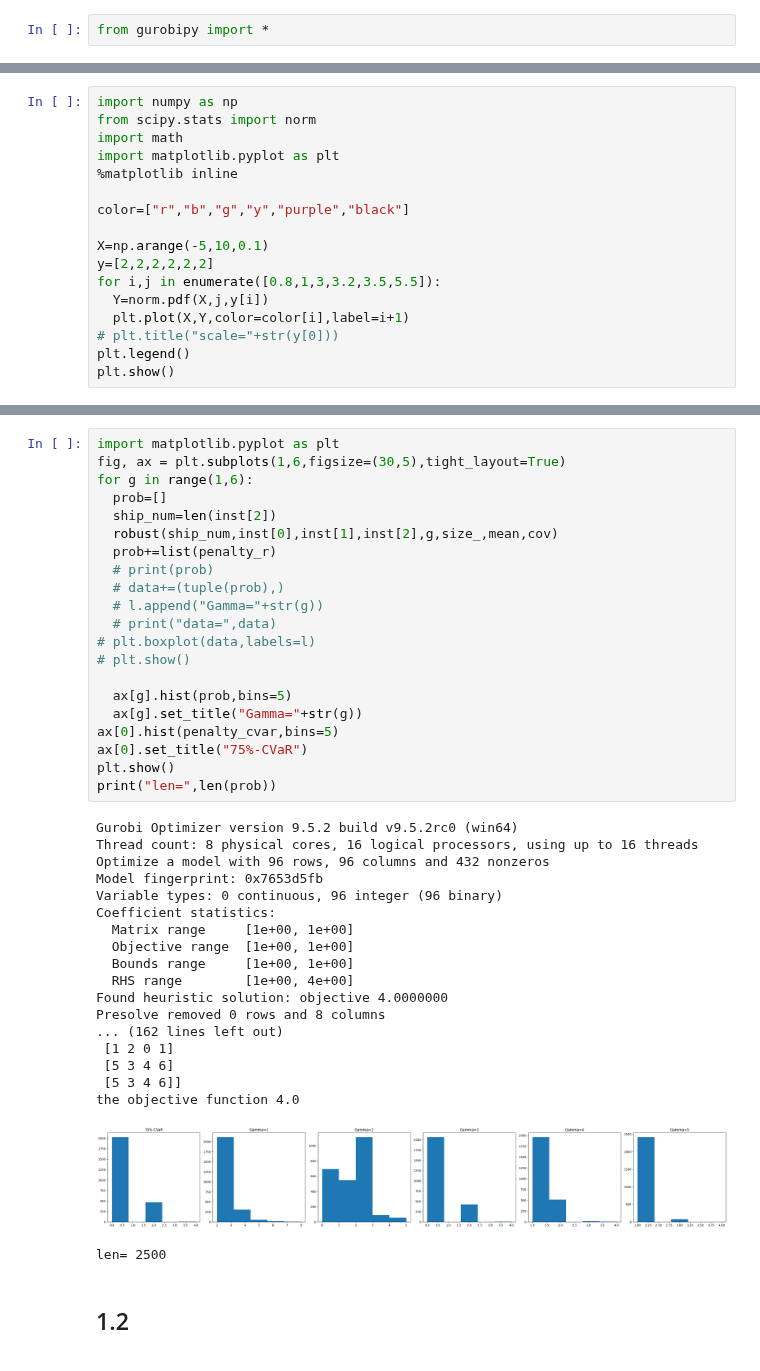
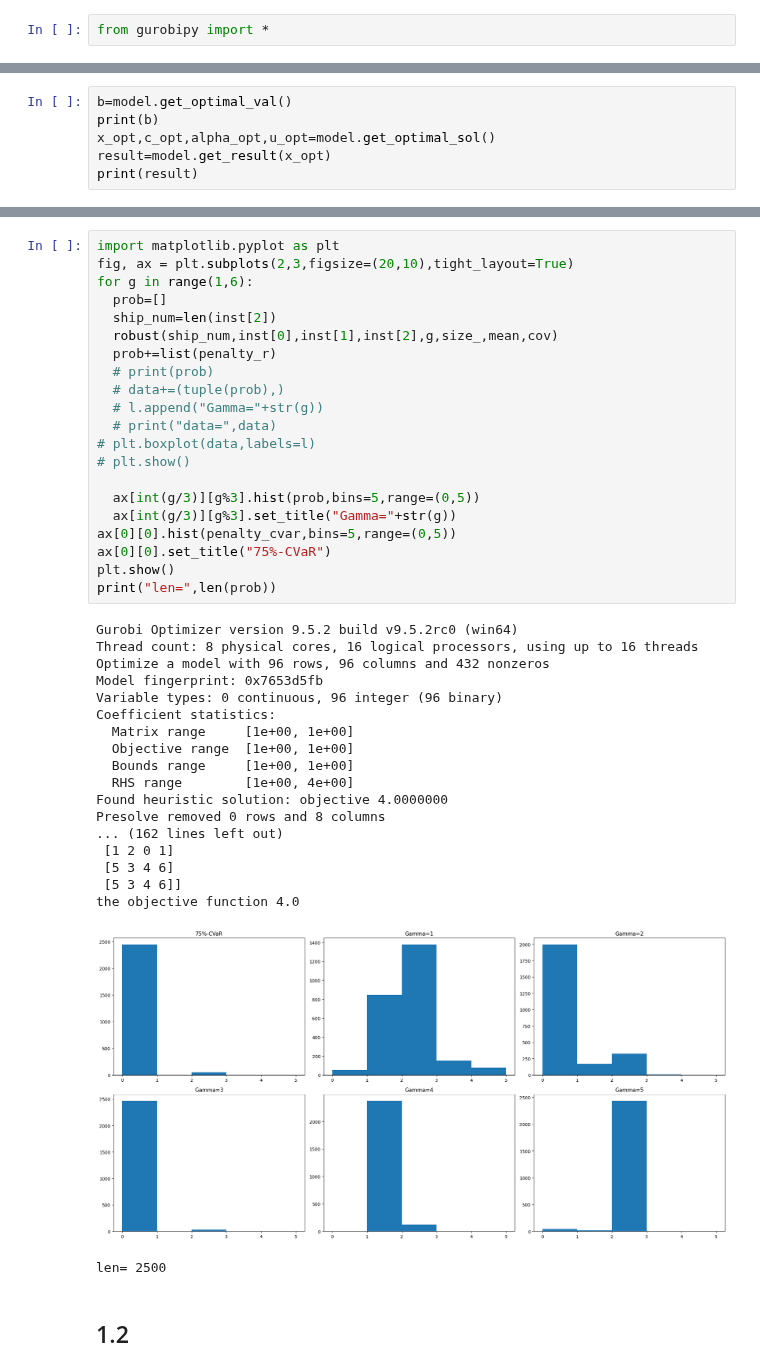
Before and after one commit to ikumadaiki/CPMP, a Jupyter notebook: cut_off.ipynb, the cells around one changed output, grey strips where cells are left out. Cells and saved outputs as stored; diff of their text form.

```diff
--- a/cut_off.ipynb
+++ b/cut_off.ipynb
@@ -245,17 +2,0 @@ def robust(ship_num,stack_num,height,n,Gamma,size_,mean,cov):
-# %%
-import numpy as np
-from scipy.stats import norm
-import math
-import matplotlib.pyplot as plt
-%matplotlib inline
-
-color=["r","b","g","y","purple","black"]
-
-X=np.arange(-5,10,0.1)
-y=[2,2,2,2,2,2]
-for i,j in enumerate([0.8,1,3,3.2,3.5,5.5]):
-  Y=norm.pdf(X,j,y[i])
-  plt.plot(X,Y,color=color[i],label=i+1)
-# plt.title("scale="+str(y[0]))
-plt.legend()
-plt.show()
@@ -337,0 +597,6 @@ finish!!
+# %%
+b=model.get_optimal_val()
+print(b)
+x_opt,c_opt,alpha_opt,u_opt=model.get_optimal_sol()
+result=model.get_result(x_opt)
+print(result)
@@ -398,43 +669,43 @@ the objective function 4.0
 # %%
 import matplotlib.pyplot as plt
-fig, ax = plt.subplots(1,6,figsize=(30,5),tight_layout=True)
+fig, ax = plt.subplots(2,3,figsize=(20,10),tight_layout=True)
 for g in range(1,6):
   prob=[]
   ship_num=len(inst[2])
   robust(ship_num,inst[0],inst[1],inst[2],g,size_,mean,cov)
   prob+=list(penalty_r)
   # print(prob)
   # data+=(tuple(prob),)
   # l.append("Gamma="+str(g))
   # print("data=",data)
 # plt.boxplot(data,labels=l)
 # plt.show()
 
-  ax[g].hist(prob,bins=5)
-  ax[g].set_title("Gamma="+str(g))
-ax[0].hist(penalty_cvar,bins=5)
-ax[0].set_title("75%-CVaR")
+  ax[int(g/3)][g%3].hist(prob,bins=5,range=(0,5))
+  ax[int(g/3)][g%3].set_title("Gamma="+str(g))
+ax[0][0].hist(penalty_cvar,bins=5,range=(0,5))
+ax[0][0].set_title("75%-CVaR")
 plt.show()
 print("len=",len(prob))
 # %% [output]
 Gurobi Optimizer version 9.5.2 build v9.5.2rc0 (win64)
 Thread count: 8 physical cores, 16 logical processors, using up to 16 threads
 Optimize a model with 96 rows, 96 columns and 432 nonzeros
 Model fingerprint: 0x7653d5fb
 Variable types: 0 continuous, 96 integer (96 binary)
 Coefficient statistics:
   Matrix range     [1e+00, 1e+00]
   Objective range  [1e+00, 1e+00]
   Bounds range     [1e+00, 1e+00]
   RHS range        [1e+00, 4e+00]
 Found heuristic solution: objective 4.0000000
 Presolve removed 0 rows and 8 columns
 ... (162 lines left out)
  [1 2 0 1]
  [5 3 4 6]
  [5 3 4 6]]
 the objective function 4.0
-[figure, old version]
+[figure, new version]
 len= 2500
 # %% [markdown]
 ## 1.2
```
Also changed, not shown: parts of 32 cells of this notebook, 1 other file.
